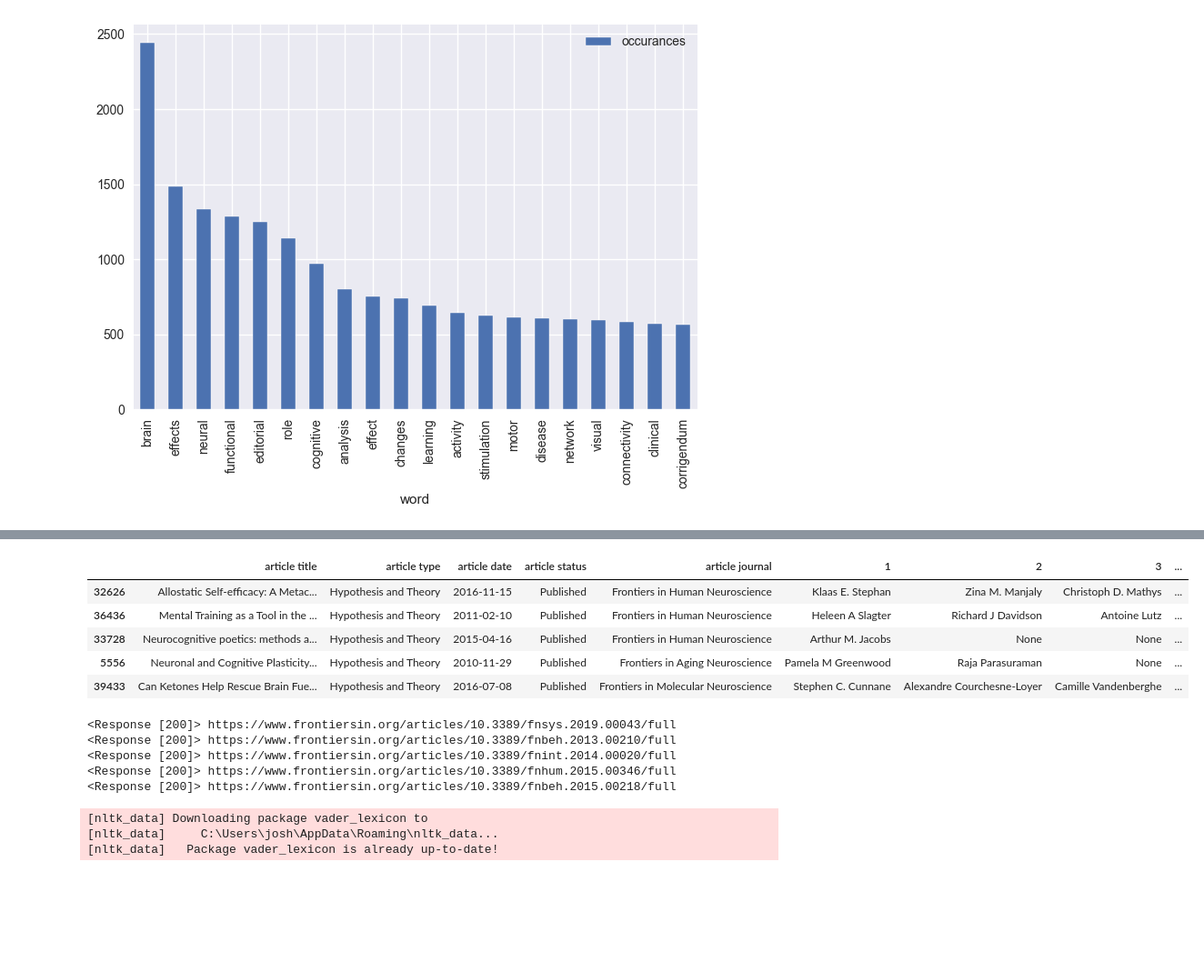
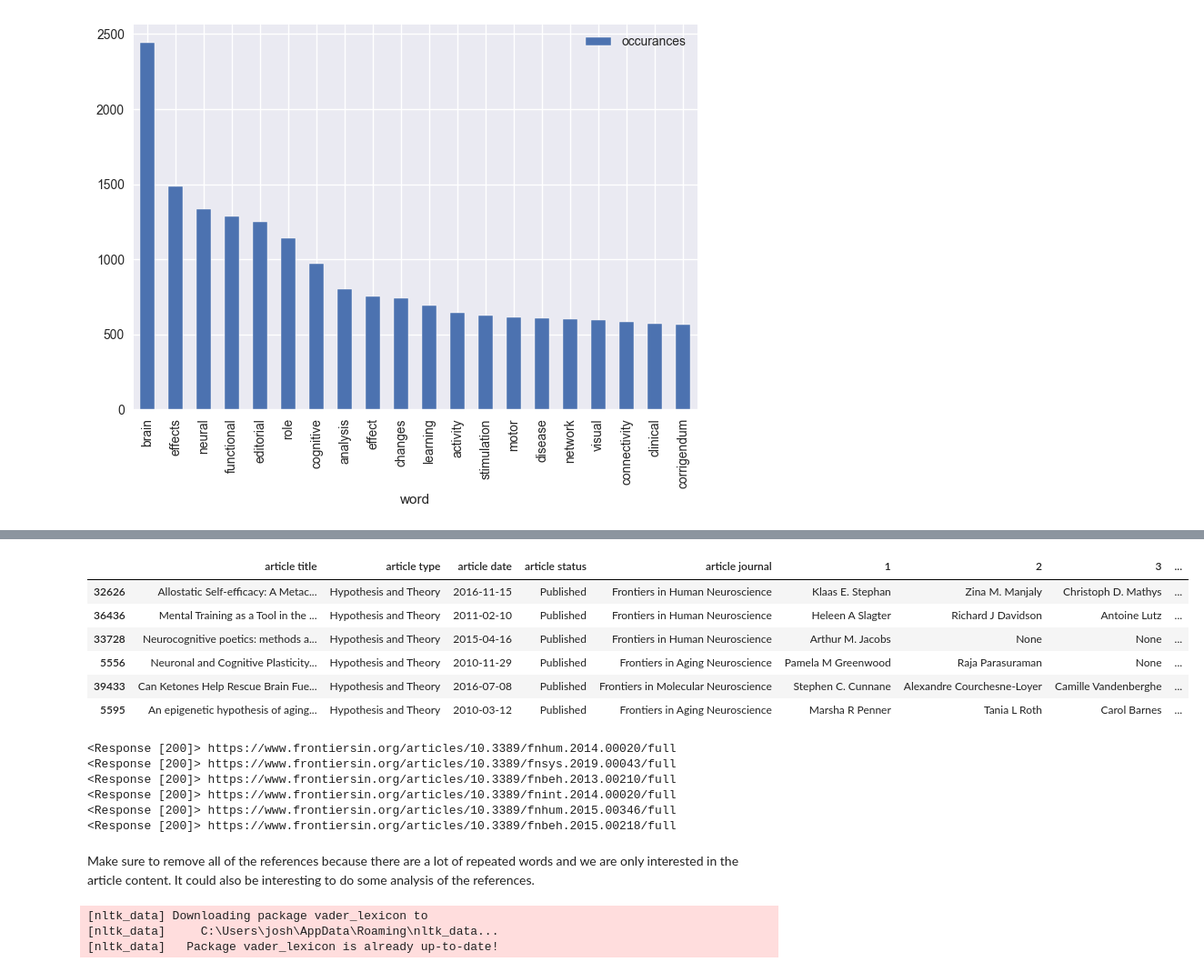
Before and after one commit to joshdev1/Frontiers, a Jupyter notebook: main_analysis/main_analysis.ipynb, the cells around one changed output, grey strips where cells are left out. Shown: that part at 91% size. Drawn from its saved outputs; the diff is of its cells as text; code cells hidden in the pictures; blank space fills up the shorter version.

```diff
--- a/main_analysis/main_analysis.ipynb
+++ b/main_analysis/main_analysis.ipynb
@@ -596,6 +616,6 @@ To get an idea of how the authors feel about the issues they are talking about i
 # %%
-df_consciousness = df_hypothesis.loc[df_hypothesis['article title'].str.contains("consciousness", case=False)]
-df_cognitive = df_hypothesis.loc[df_hypothesis['article title'].str.contains("cognitive", case=False)]
+df_consciousness = df_hypothesis.loc[df_hypothesis['article title'].str.contains("consciousness | conscious", case=False)]
+df_cognitive = df_hypothesis.loc[df_hypothesis['article title'].str.contains("cognitive | cognition", case=False)]
 print("consciousness =", df_consciousness.shape)
 print("cognitive =", df_cognitive.shape)
 # %% [output]
@@ -611,11 +632,12 @@ df_consciousness.nlargest(n=5, columns=['citations'])
 | 33584 | Restructuring consciousness –the ... | Hypothesis and Theory | 2015-06-12 | Published | Frontiers in Human Neuroscience | Andrew R. Gallimore | None | None | ... |
 | 24805 | A neurophenomenological model for... | Hypothesis and Theory | 2015-08-26 | Published | Frontiers in Behavioral Neuroscience | Gianfranco Dalla Barba | Valentina La Corte | None | ... |
 # %%
-df_cognitive.nlargest(n=5, columns=['citations'])
+df_cognitive.nlargest(n=6, columns=['citations'])
 # %% [output]
 |  | article title | article type | article date | article status | article journal | 1 | 2 | 3 | ... |
 | 32626 | Allostatic Self-efficacy: A Metac... | Hypothesis and Theory | 2016-11-15 | Published | Frontiers in Human Neuroscience | Klaas E. Stephan | Zina M. Manjaly | Christoph D. Mathys | ... |
 | 36436 | Mental Training as a Tool in the ... | Hypothesis and Theory | 2011-02-10 | Published | Frontiers in Human Neuroscience | Heleen A Slagter | Richard J Davidson | Antoine Lutz | ... |
 | 33728 | Neurocognitive poetics: methods a... | Hypothesis and Theory | 2015-04-16 | Published | Frontiers in Human Neuroscience | Arthur M. Jacobs | None | None | ... |
 | 5556 | Neuronal and Cognitive Plasticity... | Hypothesis and Theory | 2010-11-29 | Published | Frontiers in Aging Neuroscience | Pamela M Greenwood | Raja Parasuraman | None | ... |
 | 39433 | Can Ketones Help Rescue Brain Fue... | Hypothesis and Theory | 2016-07-08 | Published | Frontiers in Molecular Neuroscience | Stephen C. Cunnane | Alexandre Courchesne-Loyer | Camille Vandenberghe | ... |
+| 5595 | An epigenetic hypothesis of aging... | Hypothesis and Theory | 2010-03-12 | Published | Frontiers in Aging Neuroscience | Marsha R Penner | Tania L Roth | Carol Barnes | ... |
@@ -622,26 +653,31 @@ df_cognitive.nlargest(n=5, columns=['citations'])
 # %%
+article_34943 = "https://www.frontiersin.org/articles/10.3389/fnhum.2014.00020/full"
 article_22207 = "https://www.frontiersin.org/articles/10.3389/fnsys.2019.00043/full"
 article_25492 = "https://www.frontiersin.org/articles/10.3389/fnbeh.2013.00210/full"
 article_11137 = "https://www.frontiersin.org/articles/10.3389/fnint.2014.00020/full"
 article_33584 = "https://www.frontiersin.org/articles/10.3389/fnhum.2015.00346/full"
 article_24805 = "https://www.frontiersin.org/articles/10.3389/fnbeh.2015.00218/full"
 
-articles = [article_22207, article_25492, article_11137, article_33584, article_24805]
-#articles = [article_22207, article_25492]
-
-article_soup = []
-driver = webdriver.Chrome(service=Service(ChromeDriverManager().install()))
-for article in articles:
-    check_page_response(article)
-    driver.get(article)
-    #time.sleep(2)
-
-    article_soup.append(BeautifulSoup(driver.page_source, 'html.parser'))
+conscious_articles = [article_34943, article_22207, article_25492, article_11137, article_33584, article_24805]
-# %% [output]
-<Response [200]> https://www.frontiersin.org/articles/10.3389/fnsys.2019.00043/full
-<Response [200]> https://www.frontiersin.org/articles/10.3389/fnbeh.2013.00210/full
-<Response [200]> https://www.frontiersin.org/articles/10.3389/fnint.2014.00020/full
-<Response [200]> https://www.frontiersin.org/articles/10.3389/fnhum.2015.00346/full
-<Response [200]> https://www.frontiersin.org/articles/10.3389/fnbeh.2015.00218/full
+# %%
+def get_specified_articles(articles):
+    article_soup = []
+    driver = webdriver.Chrome(service=Service(ChromeDriverManager().install()))
+    for article in articles:
+        check_page_response(article)
+        driver.get(article)
+        article_soup.append(BeautifulSoup(driver.page_source, 'html.parser'))
+    return article_soup
+
+article_soup = get_specified_articles(conscious_articles)
+# %% [output]
+<Response [200]> https://www.frontiersin.org/articles/10.3389/fnhum.2014.00020/full
+<Response [200]> https://www.frontiersin.org/articles/10.3389/fnsys.2019.00043/full
+<Response [200]> https://www.frontiersin.org/articles/10.3389/fnbeh.2013.00210/full
+<Response [200]> https://www.frontiersin.org/articles/10.3389/fnint.2014.00020/full
+<Response [200]> https://www.frontiersin.org/articles/10.3389/fnhum.2015.00346/full
+<Response [200]> https://www.frontiersin.org/articles/10.3389/fnbeh.2015.00218/full
+# %% [markdown]
+Make sure to remove all of the references because there are a lot of repeated words and we are only interested in the article content. It could also be interesting to do some analysis of the references.
 # %%
 def get_article_text(article_soup):
```
Also changed, not shown: parts of 29 cells of this notebook.
